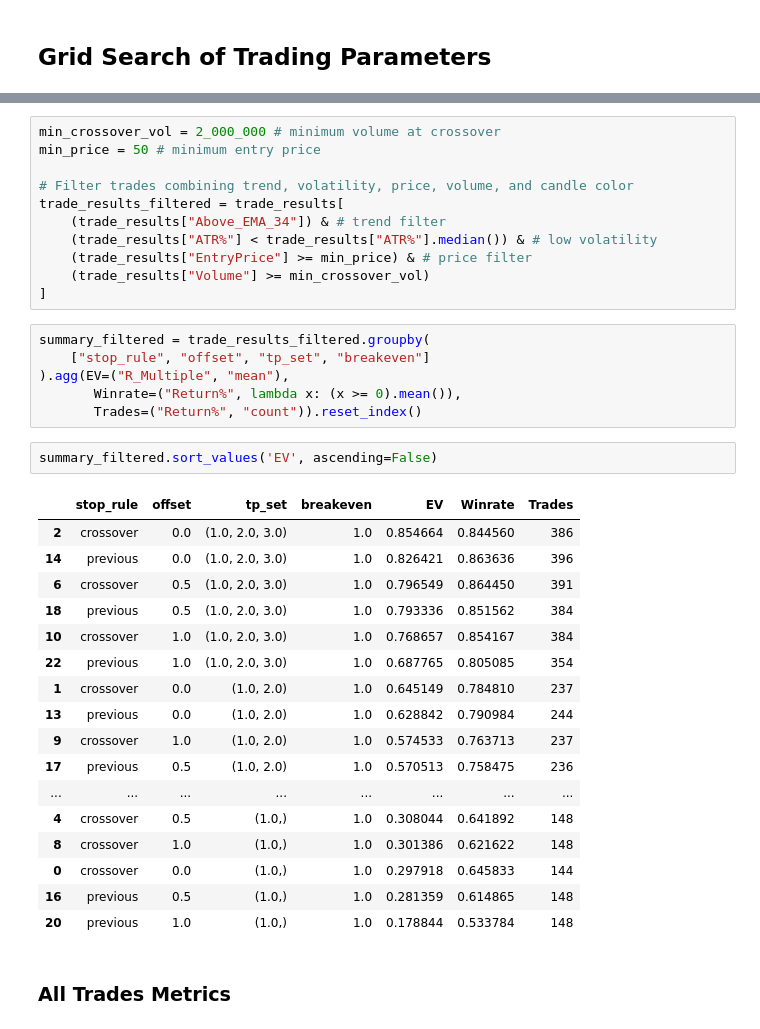
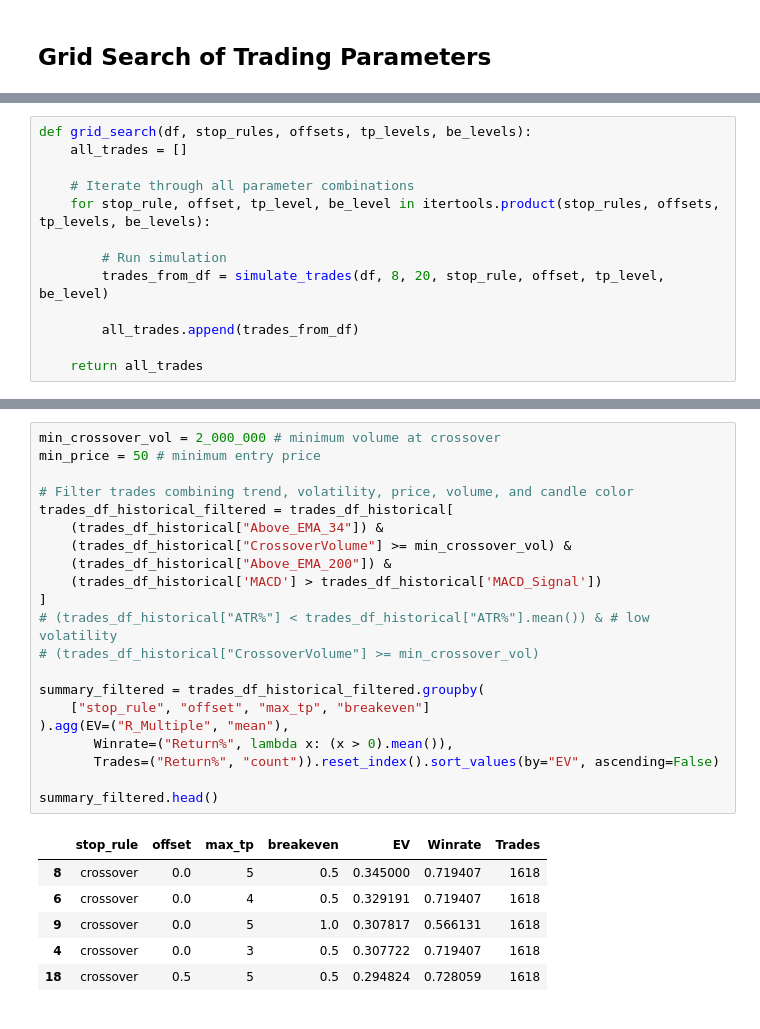
Before and after one commit to i-osipchyk/ema-crossover, a Jupyter notebook: analysis.ipynb, the cells around one changed output, grey strips where cells are left out. Drawn from its saved outputs; the diff is of its cells as text.

```diff
--- a/analysis.ipynb
+++ b/analysis.ipynb
@@ -619,2 +599,15 @@ def grid_search(df, stop_rules, offsets, tp_sets, be_levels):
+# %%
+def grid_search(df, stop_rules, offsets, tp_levels, be_levels):
+    all_trades = []
+
+    # Iterate through all parameter combinations
+    for stop_rule, offset, tp_level, be_level in itertools.product(stop_rules, offsets, tp_levels, be_levels):
+
+        # Run simulation
+        trades_from_df = simulate_trades(df, 8, 20, stop_rule, offset, tp_level, be_level)
+
+        all_trades.append(trades_from_df)
+
+    return all_trades
 # %%
 # Define parameter grid
@@ -679,39 +755,28 @@ summary.sort_values('EV', ascending=False)
 # %%
 min_crossover_vol = 2_000_000 # minimum volume at crossover
 min_price = 50 # minimum entry price
 
 # Filter trades combining trend, volatility, price, volume, and candle color
-trade_results_filtered = trade_results[
-    (trade_results["Above_EMA_34"]) & # trend filter
-    (trade_results["ATR%"] < trade_results["ATR%"].median()) & # low volatility
-    (trade_results["EntryPrice"] >= min_price) & # price filter
-    (trade_results["Volume"] >= min_crossover_vol)
+trades_df_historical_filtered = trades_df_historical[
+    (trades_df_historical["Above_EMA_34"]) &
+    (trades_df_historical["CrossoverVolume"] >= min_crossover_vol) &
+    (trades_df_historical["Above_EMA_200"]) &
+    (trades_df_historical['MACD'] > trades_df_historical['MACD_Signal'])
 ]
+# (trades_df_historical["ATR%"] < trades_df_historical["ATR%"].mean()) & # low volatility
+# (trades_df_historical["CrossoverVolume"] >= min_crossover_vol)
+
+summary_filtered = trades_df_historical_filtered.groupby(
+    ["stop_rule", "offset", "max_tp", "breakeven"]
+).agg(EV=("R_Multiple", "mean"),
+       Winrate=("Return%", lambda x: (x > 0).mean()),
+       Trades=("Return%", "count")).reset_index().sort_values(by="EV", ascending=False)
+
+summary_filtered.head()
+# %% [output]
+|  | stop_rule | offset | max_tp | breakeven | EV | Winrate | Trades |
+| 8 | crossover | 0.0 | 5 | 0.5 | 0.345000 | 0.719407 | 1618 |
+| 6 | crossover | 0.0 | 4 | 0.5 | 0.329191 | 0.719407 | 1618 |
+| 9 | crossover | 0.0 | 5 | 1.0 | 0.307817 | 0.566131 | 1618 |
+| 4 | crossover | 0.0 | 3 | 0.5 | 0.307722 | 0.719407 | 1618 |
+| 18 | crossover | 0.5 | 5 | 0.5 | 0.294824 | 0.728059 | 1618 |
-# %%
-summary_filtered = trade_results_filtered.groupby(
-    ["stop_rule", "offset", "tp_set", "breakeven"]
-).agg(EV=("R_Multiple", "mean"),
-       Winrate=("Return%", lambda x: (x >= 0).mean()),
-       Trades=("Return%", "count")).reset_index()
-# %%
-summary_filtered.sort_values('EV', ascending=False)
-# %% [output]
-|  | stop_rule | offset | tp_set | breakeven | EV | Winrate | Trades |
-| 2 | crossover | 0.0 | (1.0, 2.0, 3.0) | 1.0 | 0.854664 | 0.844560 | 386 |
-| 14 | previous | 0.0 | (1.0, 2.0, 3.0) | 1.0 | 0.826421 | 0.863636 | 396 |
-| 6 | crossover | 0.5 | (1.0, 2.0, 3.0) | 1.0 | 0.796549 | 0.864450 | 391 |
-| 18 | previous | 0.5 | (1.0, 2.0, 3.0) | 1.0 | 0.793336 | 0.851562 | 384 |
-| 10 | crossover | 1.0 | (1.0, 2.0, 3.0) | 1.0 | 0.768657 | 0.854167 | 384 |
-| 22 | previous | 1.0 | (1.0, 2.0, 3.0) | 1.0 | 0.687765 | 0.805085 | 354 |
-| 1 | crossover | 0.0 | (1.0, 2.0) | 1.0 | 0.645149 | 0.784810 | 237 |
-| 13 | previous | 0.0 | (1.0, 2.0) | 1.0 | 0.628842 | 0.790984 | 244 |
-| 9 | crossover | 1.0 | (1.0, 2.0) | 1.0 | 0.574533 | 0.763713 | 237 |
-| 17 | previous | 0.5 | (1.0, 2.0) | 1.0 | 0.570513 | 0.758475 | 236 |
-| ... | ... | ... | ... | ... | ... | ... | ... |
-| 4 | crossover | 0.5 | (1.0,) | 1.0 | 0.308044 | 0.641892 | 148 |
-| 8 | crossover | 1.0 | (1.0,) | 1.0 | 0.301386 | 0.621622 | 148 |
-| 0 | crossover | 0.0 | (1.0,) | 1.0 | 0.297918 | 0.645833 | 144 |
-| 16 | previous | 0.5 | (1.0,) | 1.0 | 0.281359 | 0.614865 | 148 |
-| 20 | previous | 1.0 | (1.0,) | 1.0 | 0.178844 | 0.533784 | 148 |
-# %% [markdown]
-### All Trades Metrics
```
Also changed, not shown: parts of 42 cells of this notebook.
